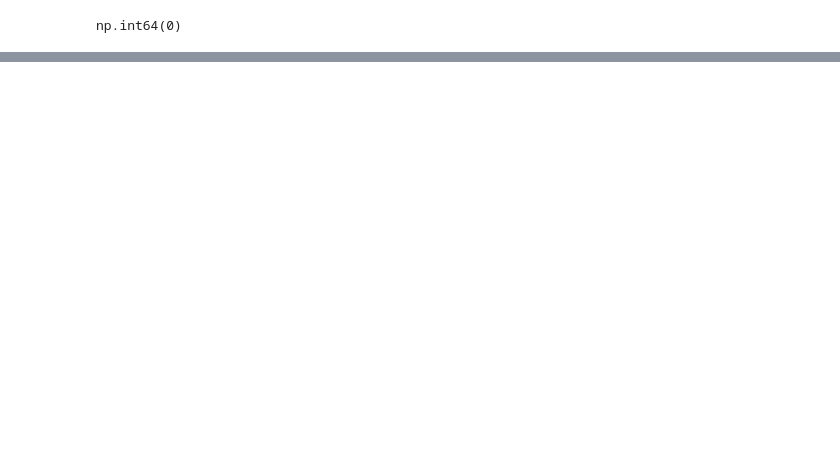
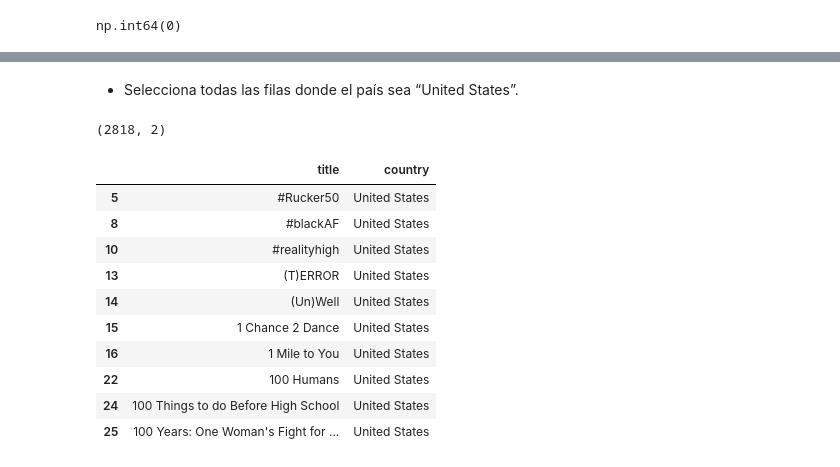
Before and after one commit to Gonzalo8julian/PANDAS_NETFLIX, a Jupyter notebook: DATOS/laboratorio-modulo2-leccion02-eda-union.ipynb, the cells around one changed output, grey strips where cells are left out. Drawn from its saved outputs; the diff is of its cells as text; code cells hidden in the pictures; blank space fills up the shorter version.

```diff
--- a/DATOS/laboratorio-modulo2-leccion02-eda-union.ipynb
+++ b/DATOS/laboratorio-modulo2-leccion02-eda-union.ipynb
@@ -621,0 +791,19 @@ np.int64(0)
+# %% [markdown]
+   - Selecciona todas las filas donde el país sea “United States”.
+# %%
+eeuu = df_union[df_union["country"]== "United States"][["title", "country"]]
+print(eeuu.shape)
+pd.DataFrame(eeuu).head(10)
+# %% [output]
+(2818, 2)
+|  | title | country |
+| 5 | #Rucker50 | United States |
+| 8 | #blackAF | United States |
+| 10 | #realityhigh | United States |
+| 13 | (T)ERROR | United States |
+| 14 | (Un)Well | United States |
+| 15 | 1 Chance 2 Dance | United States |
+| 16 | 1 Mile to You | United States |
+| 22 | 100 Humans | United States |
+| 24 | 100 Things to do Before High School | United States |
+| 25 | 100 Years: One Woman's Fight for ... | United States |
```
Also changed, not shown: parts of 40 cells of this notebook, 1 other file.
